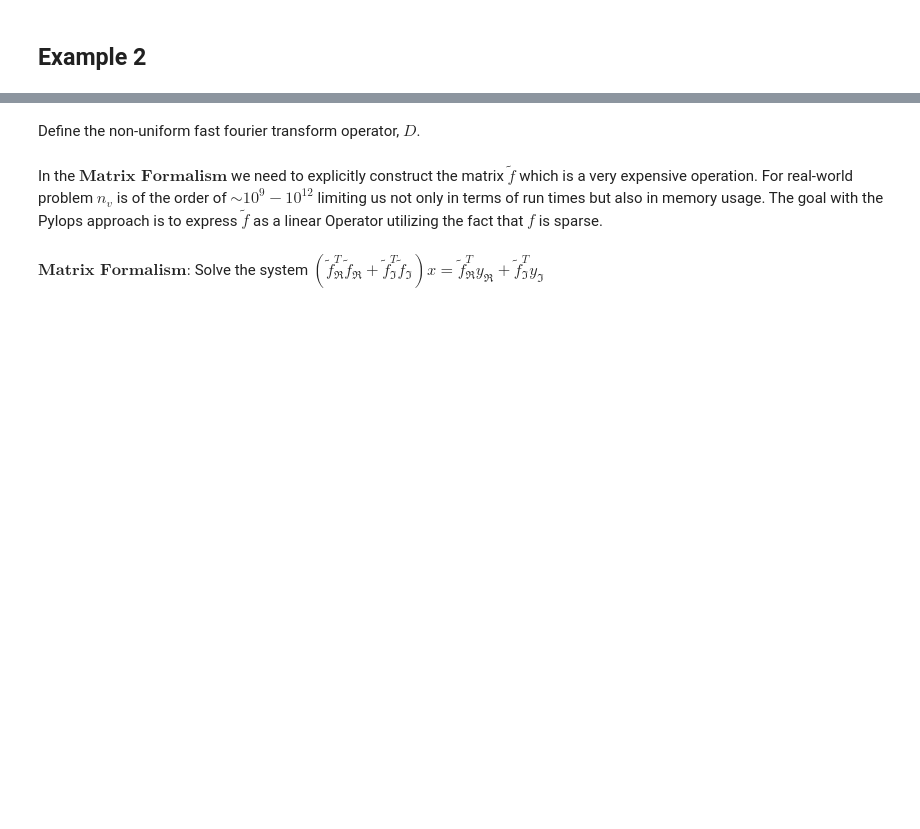
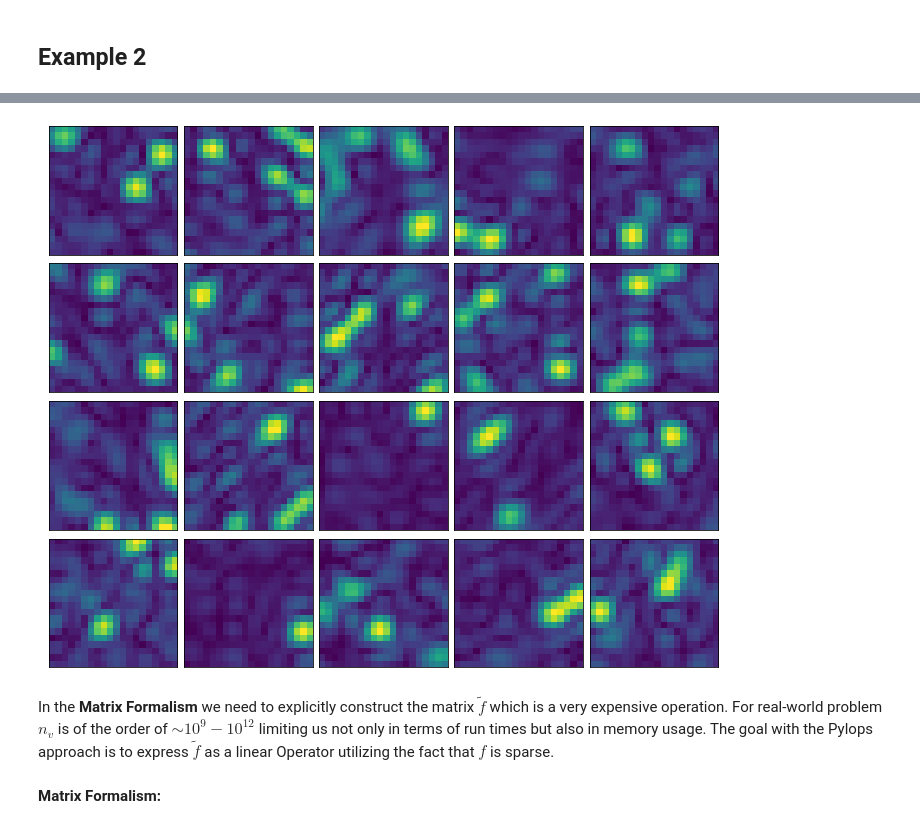
Before and after one commit to Sketos/github_issues, a Jupyter notebook: pylops/#202/main.ipynb, the cells around one changed output, grey strips where cells are left out. Cells and saved outputs as stored; diff of their text form; code cells hidden in the pictures; blank space fills up the shorter version.

Commit message:
pylops #202

```diff
--- a/pylops/#202/main.ipynb
+++ b/pylops/#202/main.ipynb
@@ -449,9 +475,29 @@ visualize_f(
-# %% [markdown]
-Define the non-uniform fast fourier transform operator, $D$.
 # %%
 Dop = D_Op(uv=uv, shape_2d=shape_2d)
+# %%
+f_tilde_tilde = np.zeros(shape=f.shape)
+for i in range(f.shape[-1]):
+
+    f_tilde_i = Dop.forward_lop(x=f[:, i])
+
+    # NOTE:
+    f_tilde_tilde[:, i] = np.ndarray.flatten(
+        abs(Dop.adjoint_lop(y=f_tilde_i))
+    )
+#     f_tilde_tilde[:, i] = np.ndarray.flatten(
+#         Dop.adjoint_lop(y=f_tilde_i).real
+#     )
+#     f_tilde_tilde[:, i] = np.ndarray.flatten(
+#         Dop.adjoint_lop(y=f_tilde_i).imag
+#     )
+
+visualize_f(
+    f=f_tilde_tilde, shape_2d=shape_2d, nrows=4, ncols=5, figsize=(12, 10)
+)
+# %% [output]
+[figure, added]
 # %% [markdown]
-In the $\textbf{Matrix Formalism}$ we need to explicitly construct the matrix $\tilde{f}$ which is a very expensive operation. For real-world problem $n_v$ is of the order of $\sim 10^{9} - 10^{12}$ limiting us not only in terms of run times but also in memory usage. The goal with the Pylops approach is to express $\tilde{f}$ as a linear Operator utilizing the fact that $f$ is sparse.
+In the **Matrix Formalism** we need to explicitly construct the matrix $\tilde{f}$ which is a very expensive operation. For real-world problem $n_v$ is of the order of $\sim 10^{9} - 10^{12}$ limiting us not only in terms of run times but also in memory usage. The goal with the Pylops approach is to express $\tilde{f}$ as a linear Operator utilizing the fact that $f$ is sparse.
 # %%
 # NOTE: Construct the $\tilde{f}$ matrix
 f_tilde = np.zeros(
@@ -462,5 +508,3 @@ for i in range(f.shape[-1]):
 
 f_tilde_real = f_tilde.real
 f_tilde_imag = f_tilde.imag
-# %% [markdown]
-$\textbf{Matrix Formalism:}$ Solve the system $\left( \tilde{f}^T_{\Re} \tilde{f}_{\Re} + \tilde{f}^T_{\Im} \tilde{f}_{\Im} \right) x = \tilde{f}^T_{\Re} y_{\Re} + \tilde{f}^T_{\Im} y_{\Im}$
@@ -467,3 +516,5 @@ $\textbf{Matrix Formalism:}$ Solve the system $\left( \tilde{f}^T_{\Re} \tilde{f
+# %% [markdown]
+**Matrix Formalism:**
 # %%
 F_real = np.dot(f_tilde_real.T, f_tilde_real)
 F_imag = np.dot(f_tilde_imag.T, f_tilde_imag)
```
Also changed, not shown: parts of 22 cells of this notebook.
